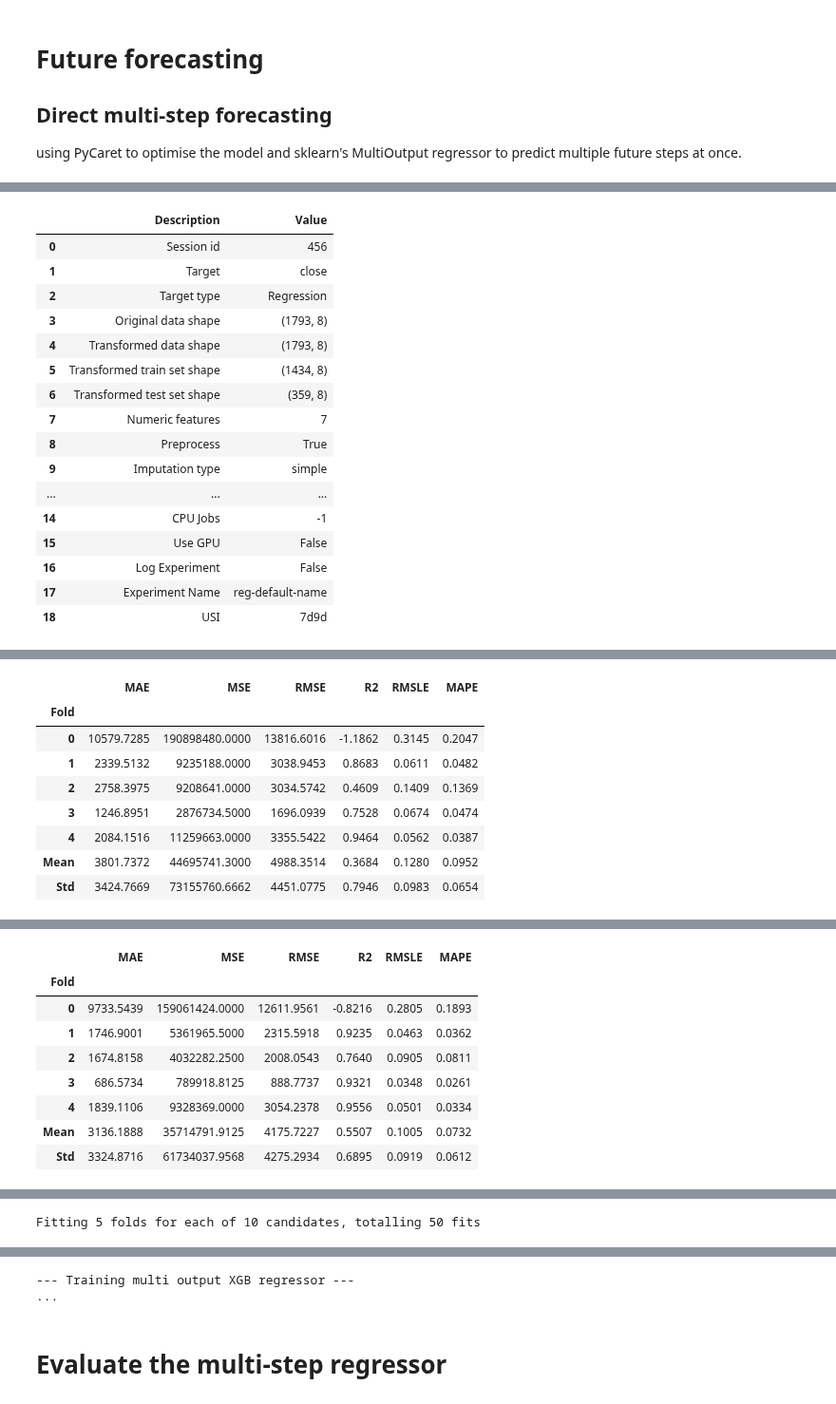
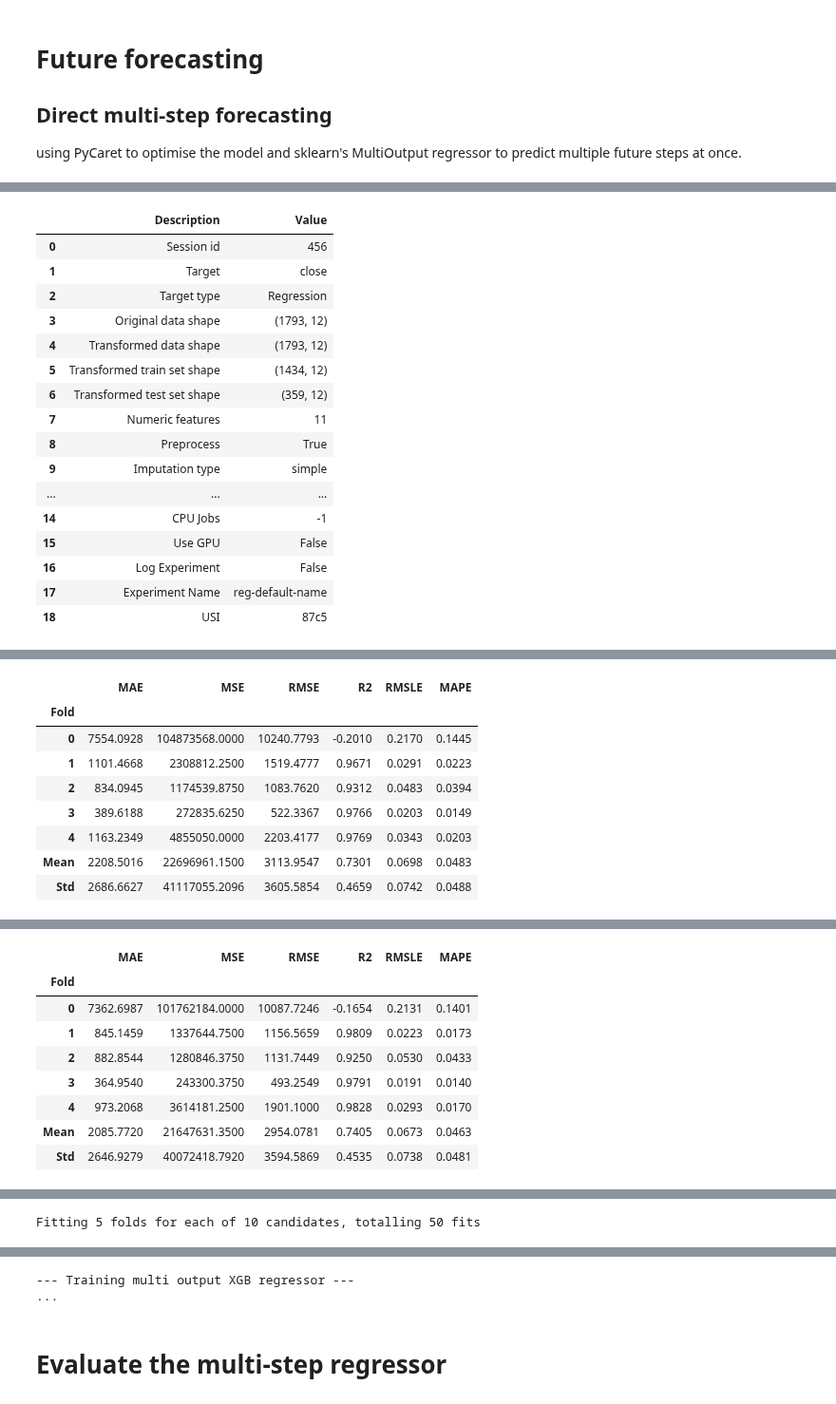
Before and after one commit to RalleyD/COM724_AE2, a Jupyter notebook: notebooks/xgboost-time-series.ipynb, the cells around one changed output, grey strips where cells are left out. Shown at 95% size. Saved outputs shown, nothing was run; the diff lists cells and outputs as text; code cells hidden in the pictures.

Commit message:
xgboost, streamline multioutput pipeline with pycaret

```diff
--- a/notebooks/xgboost-time-series.ipynb
+++ b/notebooks/xgboost-time-series.ipynb
@@ -15,13 +15,13 @@ print(btc_5y_df.head().to_markdown())
 | 2020-04-24 00:00:00 | BTCUSDT  | 7483.96 | 7615.96 |  7388 | 7505    |  60182.1 |
 # %%
 # close prices
-btc_5y_close_df = btc_5y_df.loc[:, 'close']
+btc_5y_close_df = btc_5y_df.drop("symbol", axis=1) #.loc[:, 'close']
 
 print("\n--- Setting up Data Split ---")
 
 # Ensure data is sorted by time
-btc_5y_close_df = btc_5y_close_df.sort_index()
-btc_5y_close_df = btc_5y_close_df.to_frame()
+# btc_5y_close_df = btc_5y_close_df.sort_index()
+# btc_5y_close_df = btc_5y_close_df.to_frame()
 
 # Create lag features
 for lag in range(1, 3):  # Lags from 1 to 2 days
@@ -292,7 +276,7 @@ btc_5y_close_df_30_lag.head()
 # %%
 import numpy as np
 
-def create_sequences(data, window=120, horizon=30, step=1):
+def create_sequences(data, window=60, horizon=30, step=1):
     """Create sequences while tracking corresponding dates"""
     x = []
     y = []
@@ -390,69 +376,69 @@ def train_ts_xgboost_multi_step(data: pd.DataFrame, X: np.array, y: np.array):
     xgb_params = xgb_tuned.get_params()
 
     # key hyperparameters
-    # each tree sees more data, reducing variance
-    xgb_params['subsample'] = 0.8
-    # deeper trees to increase model complexity and ability to fit.
-    xgb_params['max_depth'] = 4
-    # reduce learning rate to increase regularisation
-    xgb_params['learning_rate'] = 0.05
+    # # each tree sees more data, reducing variance
+    # xgb_params['subsample'] = 0.8
+    # # deeper trees to increase model complexity and ability to fit.
+    # xgb_params['max_depth'] = 4
+    # # reduce learning rate to increase regularisation
+    # xgb_params['learning_rate'] = 0.05
 
     # optimise the final model - mainly for scoring
     _ = optimise_model(experiment, xgb_params)
 
     X = X.astype(np.float32)
     y = y.astype(np.float32)
 
-    base_model = XGBRegressor(**xgb_params)
+    # base_model = XGBRegressor(**xgb_params)
 
     print("\n--- Training multi output XGB regressor ---")
     print("...")
-    multi_model = MultiOutputRegressor(base_model).fit(X, y)
+    multi_model = MultiOutputRegressor(xgb_tuned).fit(X, y)
 
     return multi_model, xgb_params
 
 
 # test
 multi_step_xgb, params = train_ts_xgboost_multi_step(btc_5y_close_df_30_lag, X_train, y_train)
 # %% [output]
 |  | Description | Value |
 | 0 | Session id | 456 |
 | 1 | Target | close |
 | 2 | Target type | Regression |
-| 3 | Original data shape | (1793, 8) |
-| 4 | Transformed data shape | (1793, 8) |
-| 5 | Transformed train set shape | (1434, 8) |
-| 6 | Transformed test set shape | (359, 8) |
-| 7 | Numeric features | 7 |
+| 3 | Original data shape | (1793, 12) |
+| 4 | Transformed data shape | (1793, 12) |
+| 5 | Transformed train set shape | (1434, 12) |
+| 6 | Transformed test set shape | (359, 12) |
+| 7 | Numeric features | 11 |
 | 8 | Preprocess | True |
 | 9 | Imputation type | simple |
 | ... | ... | ... |
 | 14 | CPU Jobs | -1 |
 | 15 | Use GPU | False |
 | 16 | Log Experiment | False |
 | 17 | Experiment Name | reg-default-name |
-| 18 | USI | 7d9d |
+| 18 | USI | 87c5 |
 [interactive output not drawn]
 |  | MAE | MSE | RMSE | R2 | RMSLE | MAPE |
 | Fold |  |  |  |  |  |  |
-| 0 | 10579.7285 | 190898480.0000 | 13816.6016 | -1.1862 | 0.3145 | 0.2047 |
-| 1 | 2339.5132 | 9235188.0000 | 3038.9453 | 0.8683 | 0.0611 | 0.0482 |
-| 2 | 2758.3975 | 9208641.0000 | 3034.5742 | 0.4609 | 0.1409 | 0.1369 |
-| 3 | 1246.8951 | 2876734.5000 | 1696.0939 | 0.7528 | 0.0674 | 0.0474 |
-| 4 | 2084.1516 | 11259663.0000 | 3355.5422 | 0.9464 | 0.0562 | 0.0387 |
-| Mean | 3801.7372 | 44695741.3000 | 4988.3514 | 0.3684 | 0.1280 | 0.0952 |
-| Std | 3424.7669 | 73155760.6662 | 4451.0775 | 0.7946 | 0.0983 | 0.0654 |
+| 0 | 7554.0928 | 104873568.0000 | 10240.7793 | -0.2010 | 0.2170 | 0.1445 |
+| 1 | 1101.4668 | 2308812.2500 | 1519.4777 | 0.9671 | 0.0291 | 0.0223 |
+| 2 | 834.0945 | 1174539.8750 | 1083.7620 | 0.9312 | 0.0483 | 0.0394 |
+| 3 | 389.6188 | 272835.6250 | 522.3367 | 0.9766 | 0.0203 | 0.0149 |
+| 4 | 1163.2349 | 4855050.0000 | 2203.4177 | 0.9769 | 0.0343 | 0.0203 |
+| Mean | 2208.5016 | 22696961.1500 | 3113.9547 | 0.7301 | 0.0698 | 0.0483 |
+| Std | 2686.6627 | 41117055.2096 | 3605.5854 | 0.4659 | 0.0742 | 0.0488 |
 [interactive output not drawn]
 [interactive output not drawn]
 |  | MAE | MSE | RMSE | R2 | RMSLE | MAPE |
 | Fold |  |  |  |  |  |  |
-| 0 | 9733.5439 | 159061424.0000 | 12611.9561 | -0.8216 | 0.2805 | 0.1893 |
-| 1 | 1746.9001 | 5361965.5000 | 2315.5918 | 0.9235 | 0.0463 | 0.0362 |
-| 2 | 1674.8158 | 4032282.2500 | 2008.0543 | 0.7640 | 0.0905 | 0.0811 |
-| 3 | 686.5734 | 789918.8125 | 888.7737 | 0.9321 | 0.0348 | 0.0261 |
-| 4 | 1839.1106 | 9328369.0000 | 3054.2378 | 0.9556 | 0.0501 | 0.0334 |
-| Mean | 3136.1888 | 35714791.9125 | 4175.7227 | 0.5507 | 0.1005 | 0.0732 |
-| Std | 3324.8716 | 61734037.9568 | 4275.2934 | 0.6895 | 0.0919 | 0.0612 |
+| 0 | 7362.6987 | 101762184.0000 | 10087.7246 | -0.1654 | 0.2131 | 0.1401 |
+| 1 | 845.1459 | 1337644.7500 | 1156.5659 | 0.9809 | 0.0223 | 0.0173 |
+| 2 | 882.8544 | 1280846.3750 | 1131.7449 | 0.9250 | 0.0530 | 0.0433 |
+| 3 | 364.9540 | 243300.3750 | 493.2549 | 0.9791 | 0.0191 | 0.0140 |
+| 4 | 973.2068 | 3614181.2500 | 1901.1000 | 0.9828 | 0.0293 | 0.0170 |
+| Mean | 2085.7720 | 21647631.3500 | 2954.0781 | 0.7405 | 0.0673 | 0.0463 |
+| Std | 2646.9279 | 40072418.7920 | 3594.5869 | 0.4535 | 0.0738 | 0.0481 |
 [interactive output not drawn]
 Fitting 5 folds for each of 10 candidates, totalling 50 fits
 [interactive output not drawn]
```
Also changed, not shown: parts of 21 cells of this notebook.
